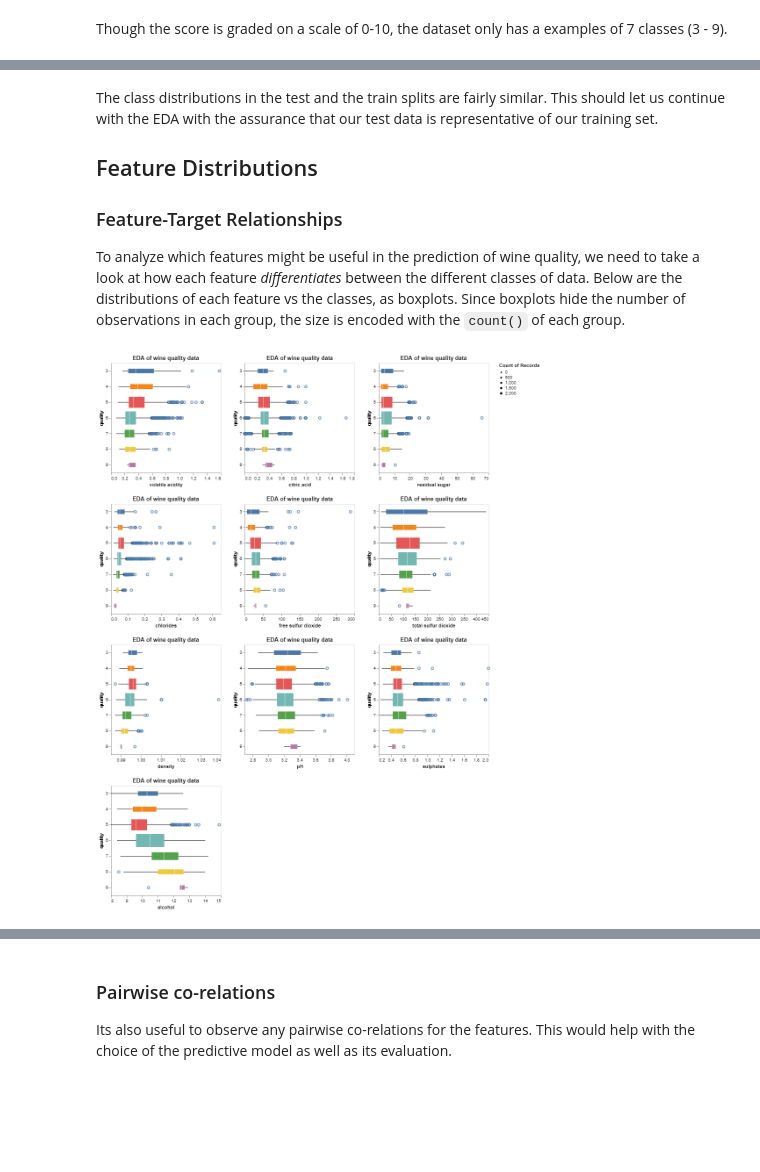
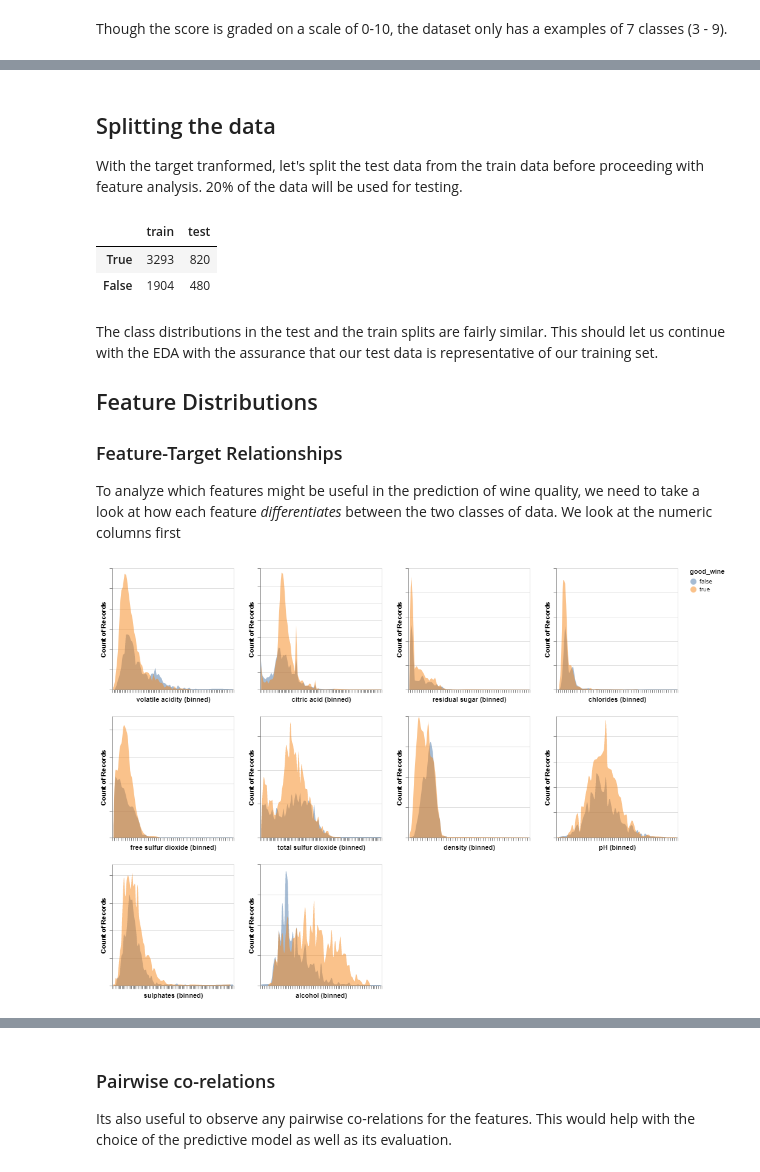
Before and after one commit to UBC-MDS/dsci-522-group14, a Jupyter notebook: src/wine_quality_eda.ipynb, the cells around one changed output, grey strips where cells are left out. Drawn from its saved outputs; the diff is of its cells as text; code cells hidden in the pictures; blank space fills up the shorter version.

Commit message:
Change target to binary and re-do EDA

```diff
--- a/src/wine_quality_eda.ipynb
+++ b/src/wine_quality_eda.ipynb
@@ -111,0 +119,4 @@ plt.show()
+# %%
+wine_df['good_wine'] = (wine_df.quality > 5)
+wine_df.drop(columns=['quality'], inplace=True)
+wine_df
@@ -112,3 +137,18 @@ plt.show()
+# %% [markdown]
+## Splitting the data
+
+With the target tranformed, let's split the test data from the train data before proceeding with feature analysis. 20% of the data will be used for testing.
+# %%
+train_df, test_df = train_test_split(wine_df, test_size=0.2, random_state=2020)
+
+
+pd.DataFrame(
+    {"train": train_df.good_wine.value_counts(), "test": test_df.good_wine.value_counts()}
+)
+# %% [output]
+|  | train | test |
+| True | 3293 | 820 |
+| False | 1904 | 480 |
 # %% [markdown]
 The class distributions in the test and the train splits are fairly similar. This should let us continue with the EDA with the assurance that our test data is representative of our training set.
 
@@ -116,18 +156,23 @@ The class distributions in the test and the train splits are fairly similar. Thi
 
 
 ### Feature-Target Relationships
-To analyze which features might be useful in the prediction of wine quality, we need to take a look at how each feature _differentiates_ between the different classes of data. Below are the distributions of each feature vs the classes, as boxplots. Since boxplots hide the number of observations in each group, the size is encoded with the `count()` of each group.
+To analyze which features might be useful in the prediction of wine quality, we need to take a look at how each feature _differentiates_ between the two classes of data. We look at the numeric columns first
 # %%
-num_cols = list(wine_df.drop(columns=['quality']).select_dtypes(include=np.number).iloc[:,1:].columns)
+num_cols = list(train_df.select_dtypes(include=np.number).iloc[:,1:].columns)
 
-alt.Chart(train_df, title="EDA of wine quality data").mark_boxplot().encode(
-    alt.X(alt.repeat('repeat'), type='quantitative', scale=alt.Scale(zero=False), axis=alt.Axis(grid=False)),
-    alt.Y('quality:N', scale=alt.Scale(zero=False), axis=alt.Axis(grid=False)),
-    color=alt.Color('quality:N', legend=None),
-    size=alt.Size('count()', scale=alt.Scale(range=(10, 30)))
+alt.Chart(train_df).mark_area(
+    opacity=0.5,
+    interpolate='monotone'
+).encode(
+    alt.X(alt.repeat("repeat"), type='quantitative', scale=alt.Scale(zero=False), bin=alt.Bin(maxbins=100)),
+    alt.Y('count()', stack=None),
+    fill='good_wine'
 ).properties(
-    height=250,
-    width=250
-).repeat(repeat=num_cols, columns = 3)
+    height=200,
+    width=200
+).repeat(
+    repeat=num_cols,
+    columns = 4
+).configure_axis(labels=False)
 # %% [output]
-[figure, old version]
+[figure, new version]
```
Also changed, not shown: parts of 9 cells of this notebook.
